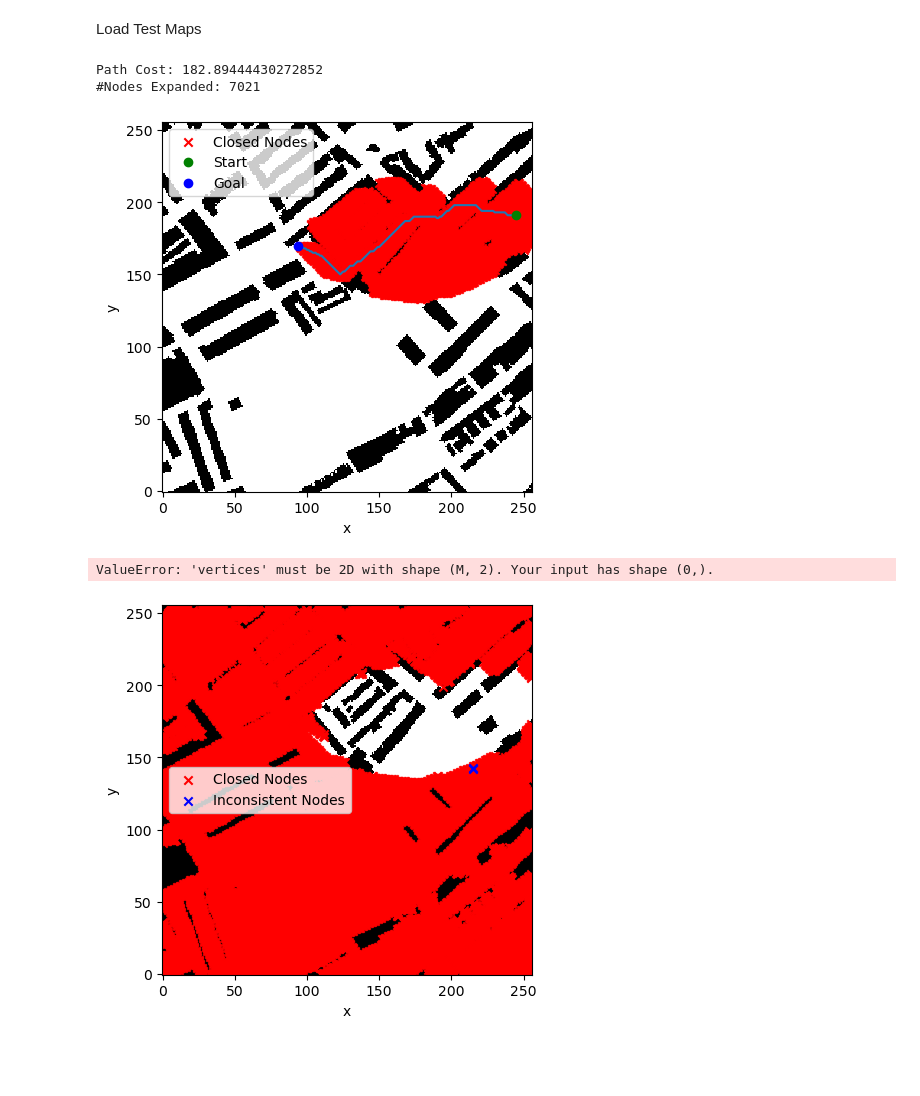
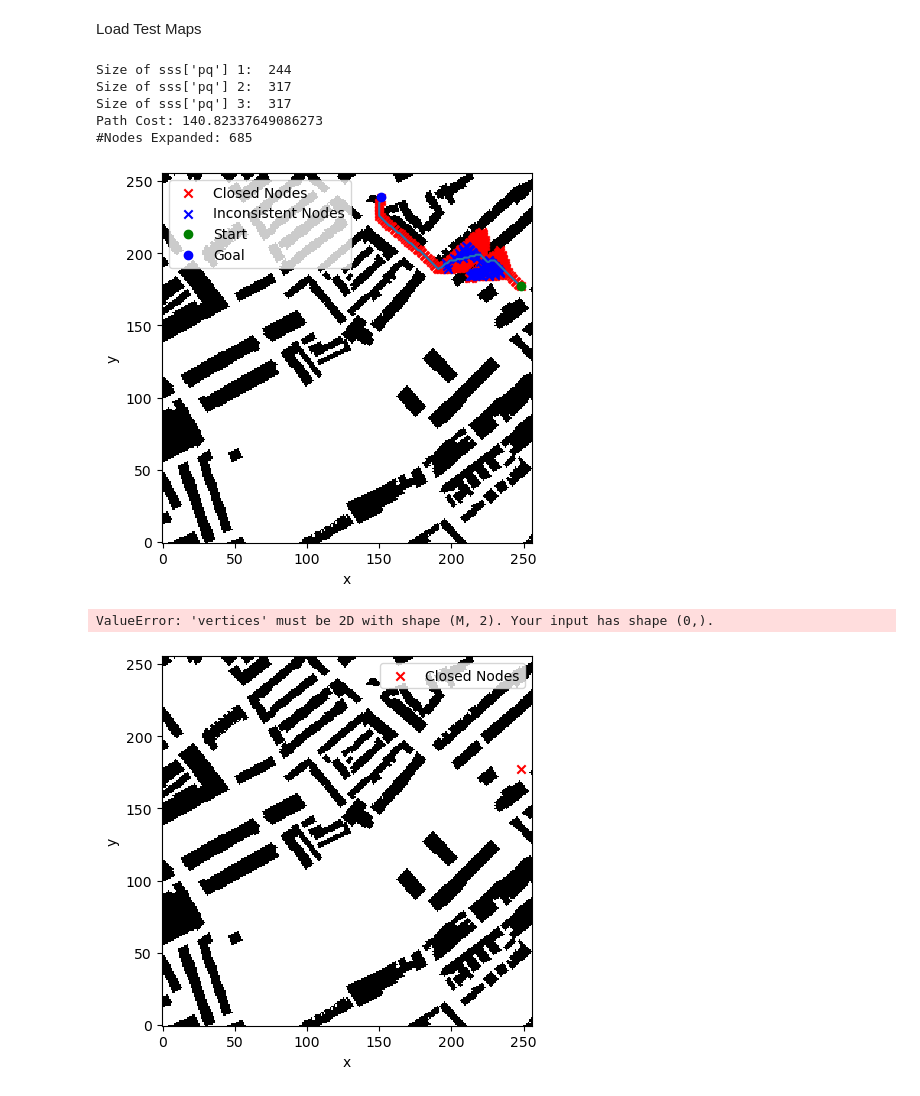
Before and after one commit to sharath-matada/Planning_Operator, a Jupyter notebook: 2D_Experiments/large_maps/optimalastar.ipynb, the cells around one changed output. Cells and saved outputs as stored; diff of their text form; code cells hidden in the pictures; blank space fills up the shorter version.

```diff
--- a/2D_Experiments/large_maps/optimalastar.ipynb
+++ b/2D_Experiments/large_maps/optimalastar.ipynb
@@ -34,6 +34,9 @@ startx = generaterandompos(mapx)
 map = 1-np.squeeze(mapx,axis=0)
 goal = np.squeeze(goalx,axis=0)
 start = np.squeeze(startx,axis=0)
+
+start = np.array([248,177])
+goal = np.array([151,239])
 # %%
 modes = 12
 width = 32
@@ -48,24 +51,27 @@ model.to(device)
 valuefunction_po,_ = planningoperator(map,goal,model=model,erosion=2)
 valuefunction_ecldn,_ = euclideannorm(map,goal)
 # %%
-env = Environment2D(goal, map, valuefunction_ecldn)
+env = Environment2D(goal, map, 1.5*valuefunction_ecldn)
 path_cost_po, path_po, action_idx_po, nodes_count_po, sss_po = AStar.xplan(start, env)
 
 env1 = Environment2D(goal, map, valuefunction_ecldn)
 path_cost_po_1, path_po_1, action_idx_po_1, nodes_count_po_1, sss_po_1 = AStar.repairPlan(start, env1, sss_po)
 
 path_array = np.asarray(path_po)
 f, ax = plt.subplots()
 drawMap(ax, map)
 plotClosedNodes(ax,sss_po)
 plotInconsistentNodes(ax,sss_po,env)
 drawPath2D(ax, path_array)
 print("Path Cost:" ,path_cost_po,
       "\n#Nodes Expanded:",nodes_count_po)
 # %% [output]
-Path Cost: 182.89444430272852
-#Nodes Expanded: 7021
+Size of sss['pq'] 1:  244
+Size of sss['pq'] 2:  317
+Size of sss['pq'] 3:  317
+Path Cost: 140.82337649086273
+#Nodes Expanded: 685
-[figure, old version]
+[figure, new version]
 # %%
 path_array_1 = np.asarray(path_po_1)
 f, ax = plt.subplots()
@@ -77,7 +83,7 @@ print("Path Cost:" ,path_cost_po_1,
       "\n#Nodes Expanded:",nodes_count_po_1)
 # %% [output]
 ValueError: 'vertices' must be 2D with shape (M, 2). Your input has shape (0,).
-[figure, old version]
+[figure, new version]
 # %%
 valuefunction_ecldn,_ = euclideannorm(map,goal)
 env = Environment2D(goal, map, valuefunction_ecldn)
```
Also changed, not shown: parts of 1 cell of this notebook, 1 other file.
